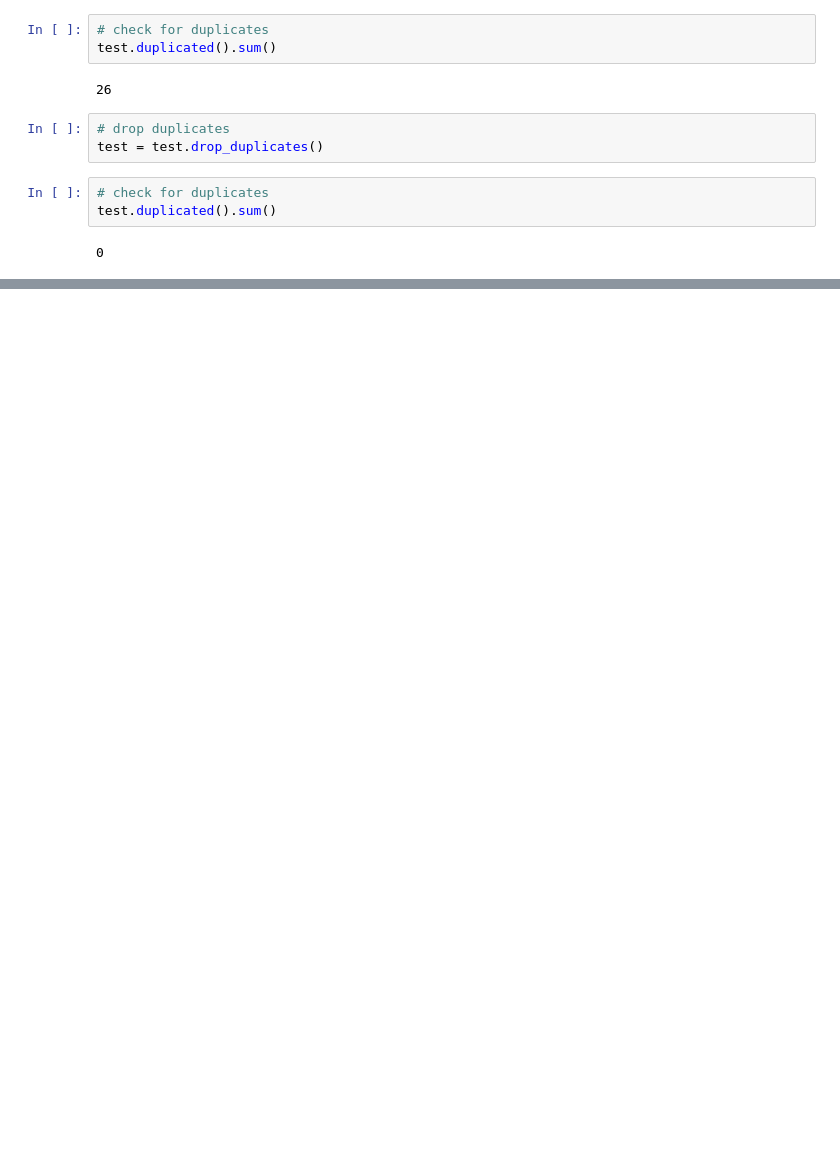
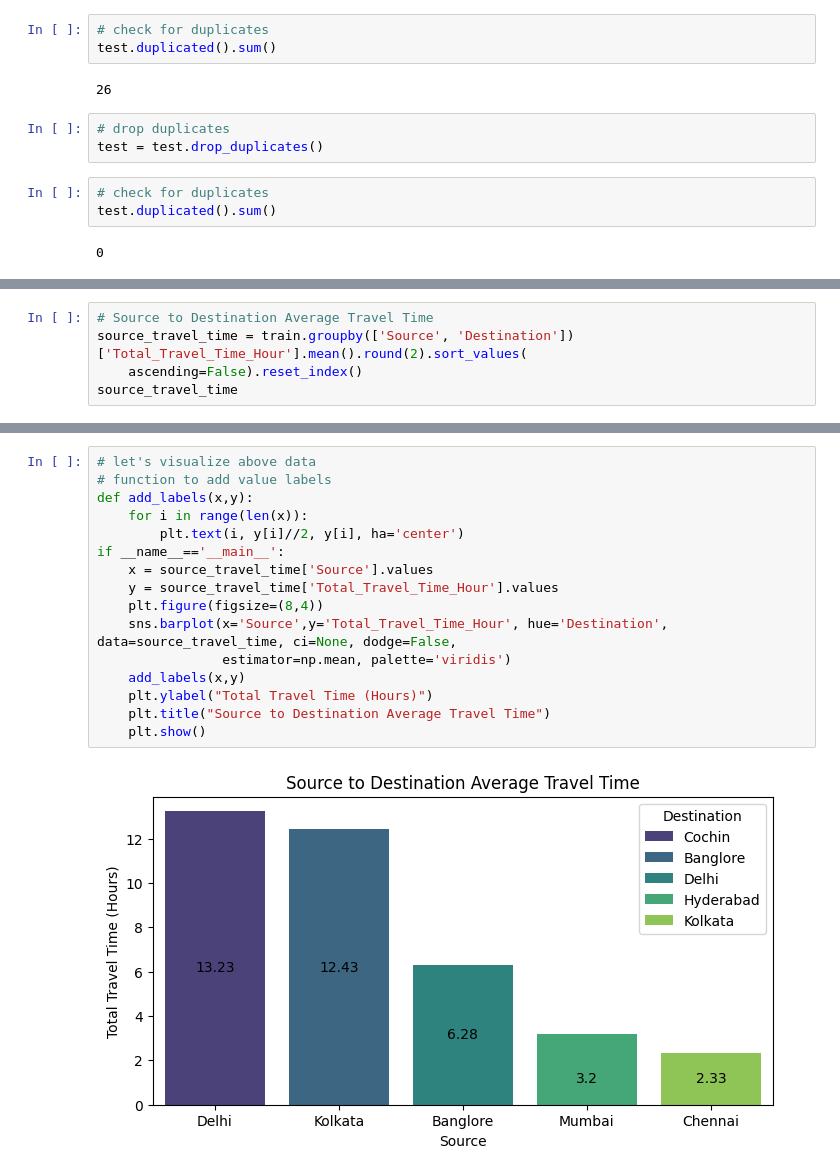
Before and after one commit to Akshay-Paunikar/EDA_and_Feature_Engineering, a Jupyter notebook: Day_3_Flight_Price_Prediction/Flight_Price_Prediction.ipynb, the cells around one changed output, grey strips where cells are left out. Saved outputs shown, nothing was run; the diff lists cells and outputs as text; blank space fills up the shorter version.

```diff
--- a/Day_3_Flight_Price_Prediction/Flight_Price_Prediction.ipynb
+++ b/Day_3_Flight_Price_Prediction/Flight_Price_Prediction.ipynb
@@ -395,0 +550,5 @@ test.head()
+# %%
+# Source to Destination Average Travel Time
+source_travel_time = train.groupby(['Source', 'Destination'])['Total_Travel_Time_Hour'].mean().round(2).sort_values(
+    ascending=False).reset_index()
+source_travel_time
@@ -395,0 +562,18 @@ test.head()
+# %%
+# let's visualize above data
+# function to add value labels
+def add_labels(x,y):
+    for i in range(len(x)):
+        plt.text(i, y[i]//2, y[i], ha='center')
+if __name__=='__main__':
+    x = source_travel_time['Source'].values
+    y = source_travel_time['Total_Travel_Time_Hour'].values
+    plt.figure(figsize=(8,4))
+    sns.barplot(x='Source',y='Total_Travel_Time_Hour', hue='Destination', data=source_travel_time, ci=None, dodge=False,
+                estimator=np.mean, palette='viridis')
+    add_labels(x,y)
+    plt.ylabel("Total Travel Time (Hours)")
+    plt.title("Source to Destination Average Travel Time")
+    plt.show()
+# %% [output]
+[figure, added]
```
Also changed, not shown: parts of 31 cells of this notebook.
